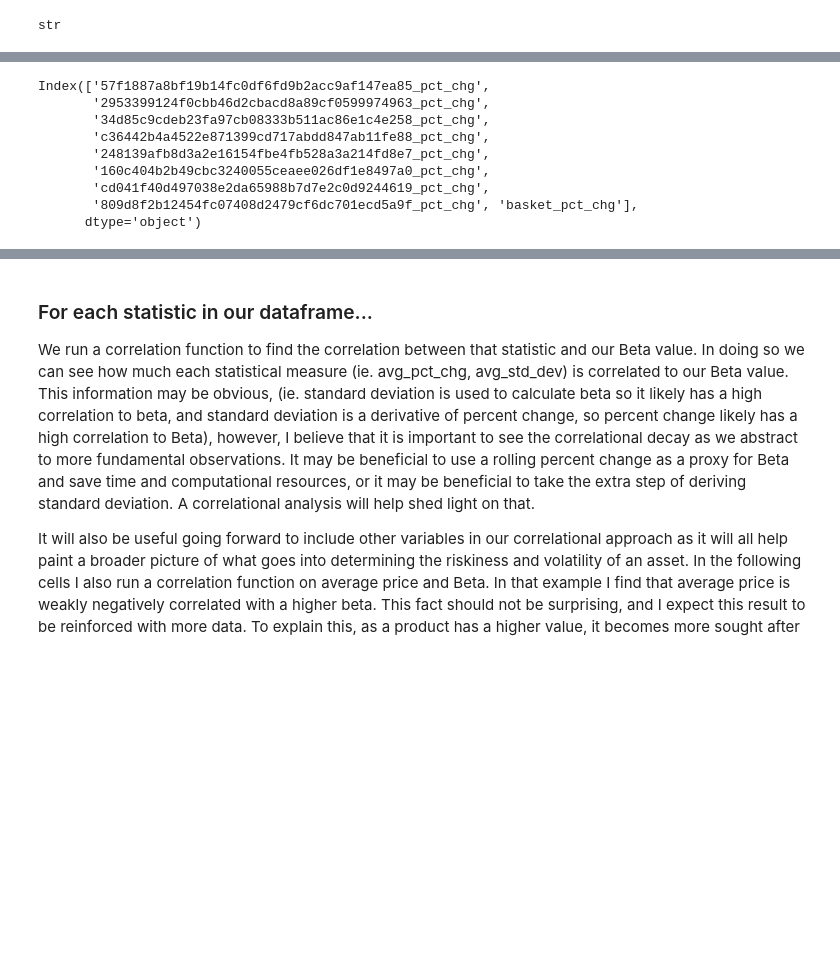
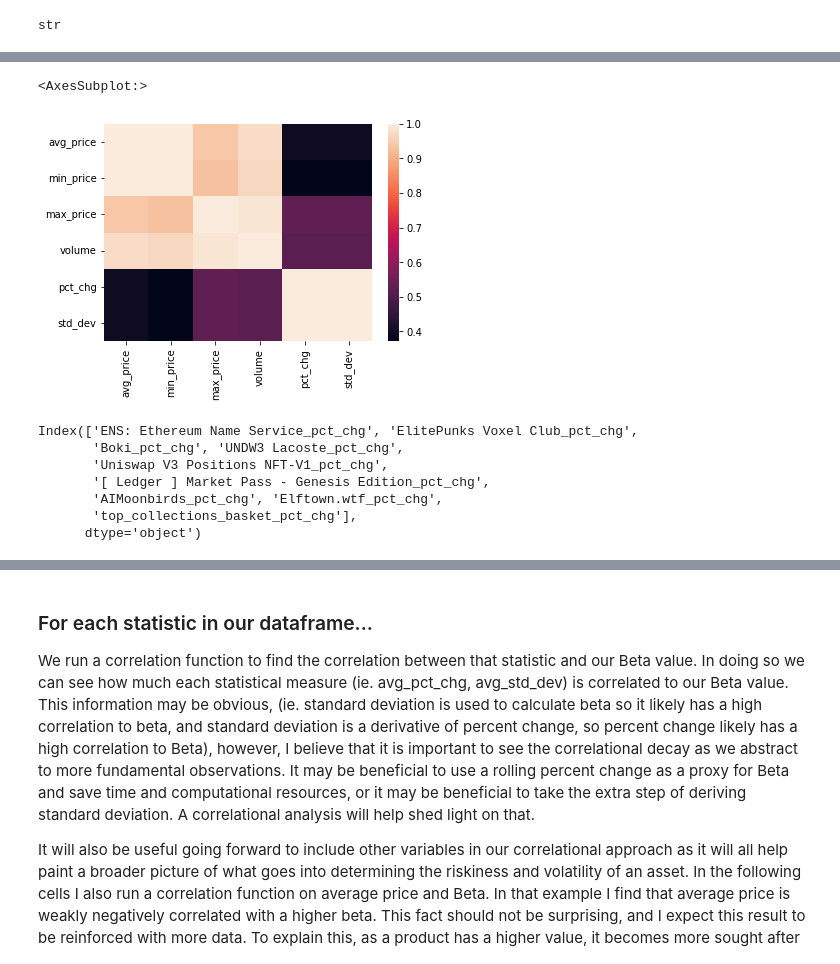
Before and after one commit to jgrichardson/nft_lending, a Jupyter notebook: data_analysis/risk_analysis.ipynb, the cells around one changed output, grey strips where cells are left out. Cells and saved outputs as stored; diff of their text form; code cells hidden in the pictures; blank space fills up the shorter version.

Commit message:
Visualizations Update

```diff
--- a/data_analysis/risk_analysis.ipynb
+++ b/data_analysis/risk_analysis.ipynb
@@ -73,0 +119,8 @@ top_collection_df.head()
+# %%
+avg_price_df = avg_price_df.mean()
+min_price_df = min_price_df.mean()
+max_price_df = max_price_df.mean()
+pct_chg_df = pct_chg_df.mean()
+# %%
+pct_chg_df = pct_chg_df[0: len(top_collections_return)]
+pct_chg_df
@@ -73,0 +135,4 @@ top_collection_df.head()
+# %%
+df_list = [avg_price_df, min_price_df, max_price_df, volume_df, pct_chg_df, std_dev_df]
+keys = ['avg_price', 'min_price', 'max_price', 'volume', 'pct_chg', 'std_dev']
+sum_df = pd.concat(df_list, axis=1, keys=keys)
@@ -73,0 +151,2 @@ top_collection_df.head()
+# %%
+corr_df = sum_df[keys].corr()
@@ -74,3 +163,8 @@ top_collection_df.head()
+# %%
+sns.heatmap(corr_df)
+# %% [output]
+<AxesSubplot:>
+[figure, added]
 # %%
 # This function appends pct_chg columns to the end of the current working dataframe
 pct_chg_pls_df = find_pct_change(top_collection_df, top_collections_return)
@@ -79,19 +173,17 @@ pct_chg_pls_df = find_pct_change(top_collection_df, top_collections_return)
 top_collections_pct_chg = pct_chg_pls_df.iloc[:, -(len(top_collections_return)):]
 # %%
 # We append a new category here called the basket_pct_chg which is the mean of the pct_chg values of the top collections
-top_collections_pct_chg['basket_pct_chg'] = top_collections_pct_chg[top_collections_pct_chg.columns].mean(axis=1)
+top_collections_pct_chg['top_collections_basket_pct_chg'] = top_collections_pct_chg[top_collections_pct_chg.columns].mean(axis=1)
 top_collections_pct_chg = top_collections_pct_chg.dropna()
 top_collections_pct_chg.head()
 top_collections_pct_chg.columns
 # %% [output]
-Index(['57f1887a8bf19b14fc0df6fd9b2acc9af147ea85_pct_chg',
-       '2953399124f0cbb46d2cbacd8a89cf0599974963_pct_chg',
-       '34d85c9cdeb23fa97cb08333b511ac86e1c4e258_pct_chg',
-       'c36442b4a4522e871399cd717abdd847ab11fe88_pct_chg',
-       '248139afb8d3a2e16154fbe4fb528a3a214fd8e7_pct_chg',
-       '160c404b2b49cbc3240055ceaee026df1e8497a0_pct_chg',
-       'cd041f40d497038e2da65988b7d7e2c0d9244619_pct_chg',
-       '809d8f2b12454fc07408d2479cf6dc701ecd5a9f_pct_chg', 'basket_pct_chg'],
+Index(['ENS: Ethereum Name Service_pct_chg', 'ElitePunks Voxel Club_pct_chg',
+       'Boki_pct_chg', 'UNDW3 Lacoste_pct_chg',
+       'Uniswap V3 Positions NFT-V1_pct_chg',
+       '[ Ledger ] Market Pass - Genesis Edition_pct_chg',
+       'AIMoonbirds_pct_chg', 'Elftown.wtf_pct_chg',
+       'top_collections_basket_pct_chg'],
       dtype='object')
 # %%
 # we find the average pct_chgs for the collections in our dataset
```
Also changed, not shown: parts of 21 cells of this notebook, 22 other files.
